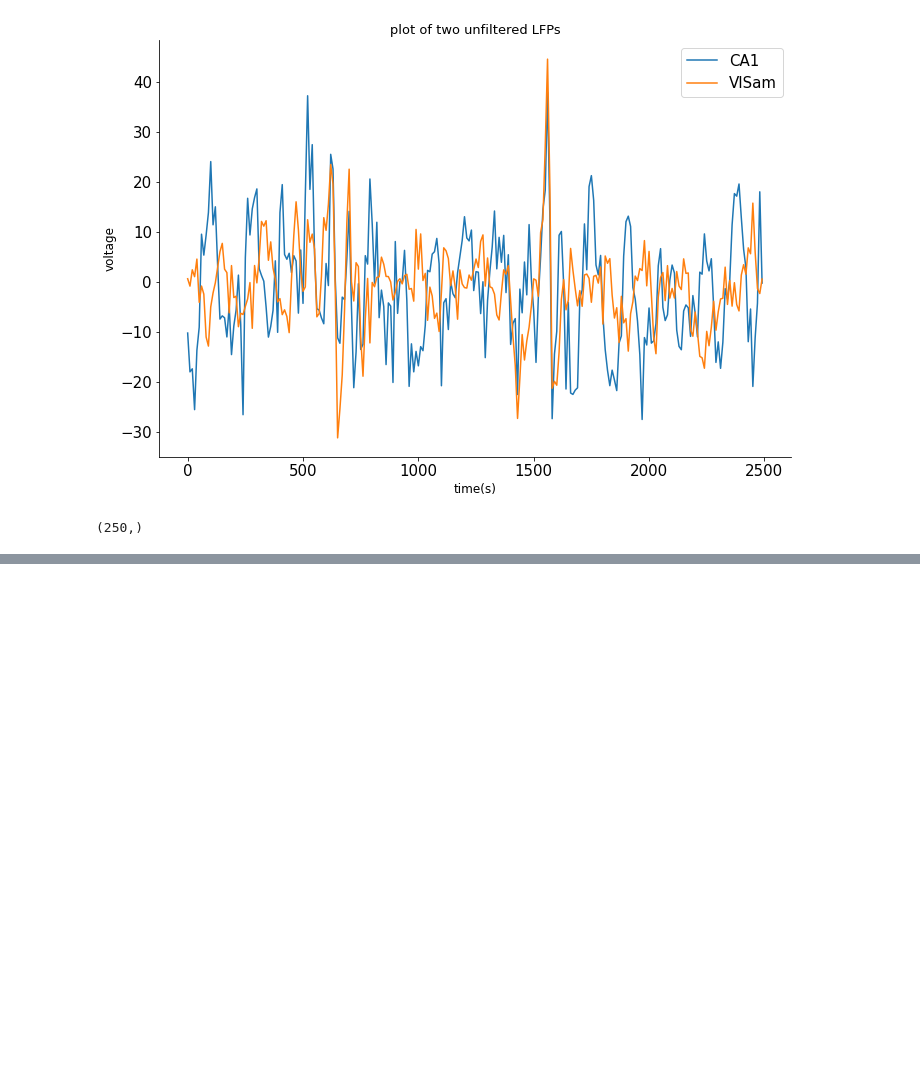
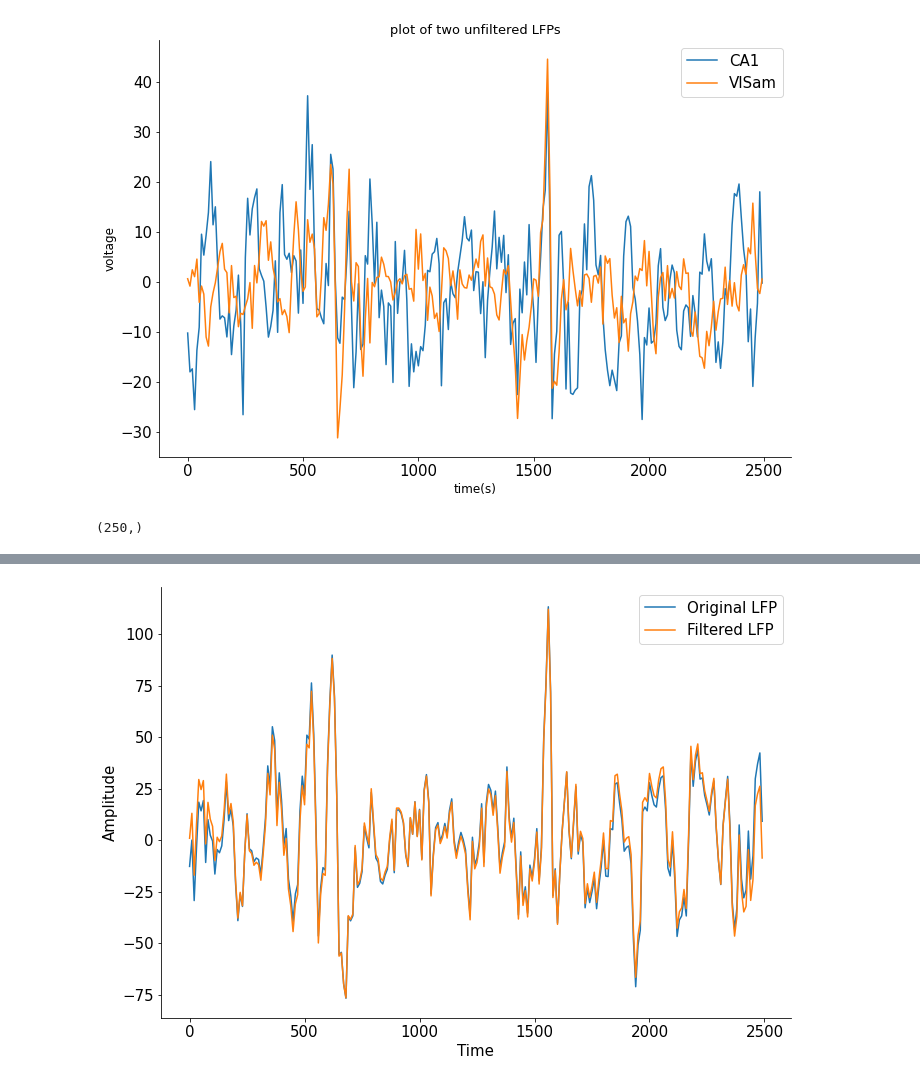
Before and after one commit to Neurocoders/AttentionProject, a Jupyter notebook: Copy_of_load_steinmetz_extra.ipynb, the cells around one changed output, grey strips where cells are left out. Cells and saved outputs as stored; diff of their text form; code cells hidden in the pictures; blank space fills up the shorter version.

Commit message:
Added bandpass and high pass filter to steinmetz_extra notebook

```diff
--- a/Copy_of_load_steinmetz_extra.ipynb
+++ b/Copy_of_load_steinmetz_extra.ipynb
@@ -177 +179,36 @@ print(np.shape(f1),np.shape(t1)) # To look at the trade-off between time and fre
 (33,) (187,)
+# %%
+# Band pass filtering
+def butter_bandpass(lowcut, highcut, fs, order=2):
+    nyq = 0.5 * fs
+    low = lowcut / nyq
+    high = highcut / nyq
+    b, a = signal.butter(order, [low, high], btype='band')
+    return b, a
+
+
+def bandpass_LFP(data, lowcut, highcut, fs, order=2):
+    b, a = butter_bandpass(lowcut, highcut, fs, order=order)
+    y = signal.filtfilt(b, a, data)
+    return y
+
+# High Pass filtering to remove drifts
+def highpass_LFP(data,highcut,fs,order =2):
+  nyq = 0.5 * fs
+  high = highcut/nyq
+  b, a = signal.butter(order,high,btype='high')
+  y = signal.filtfilt(b,a,data)
+  return y
+
+# Sample rate and desired cutoff frequencies (in Hz).
+fs = 100.0
+highcut = 1 # Hz
+
+lfp_filtered = filter_LFP(dat_lfp["lfp"][1, 1, :],highcut, fs, order=2)
+plt.figure(figsize = (10,7))
+plt.plot(time_vec,dat_lfp["lfp"][1, 1, :], label = "Original LFP")
+plt.plot(time_vec,lfp_filtered, label = "Filtered LFP")
+plt.xlabel('Time'); plt.ylabel('Amplitude')
+plt.legend(); plt.show()
+# %% [output]
+[figure, added]
```
Also changed, not shown: parts of 1 cell of this notebook.
